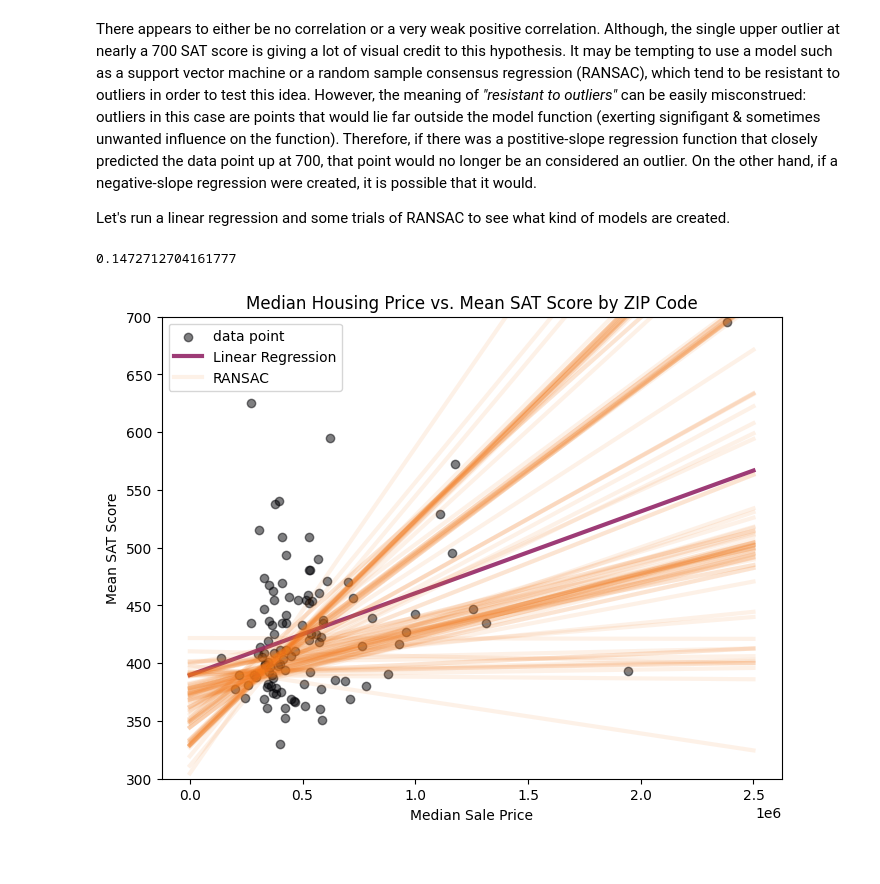
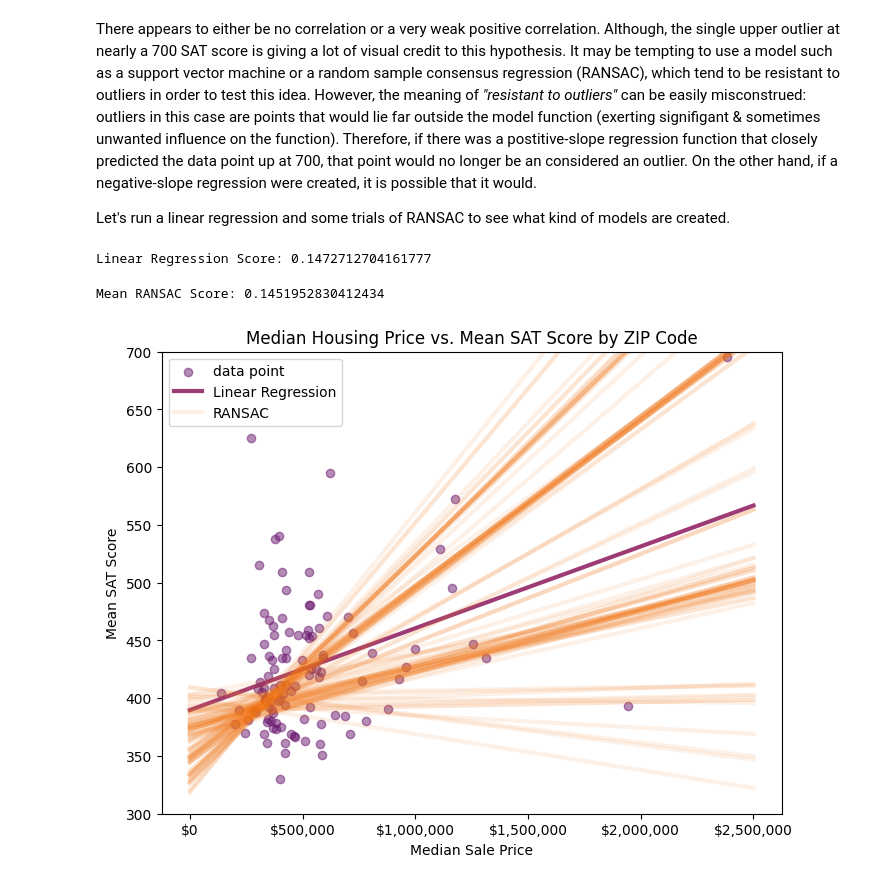
Before and after one commit to johnmays/wealth-and-SAT-NYC, a Jupyter notebook: notebooks/investigation.ipynb, the cells around one changed output. Cells and saved outputs as stored; diff of their text form; code cells hidden in the pictures.

```diff
--- a/notebooks/investigation.ipynb
+++ b/notebooks/investigation.ipynb
@@ -230,34 +216,35 @@ X = np.reshape(total_df['SALE PRICE'], (total_df['SALE PRICE'].shape[0], 1))
 y = total_df['SAT Score Mean']
 # %%
 l_regressor.fit(X, y)
-l_regressor.score(X, y)
+
+print(f'Linear Regression Score: {l_regressor.score(X, y)}')
 # %% [output]
-0.1472712704161777
+Linear Regression Score: 0.1472712704161777
 # %%
 x_range = [0, 2.5e6]
-# x_range = [11.5, 15]
 
 fig, ax = plt.subplots(1, figsize = (8, 6))
-# ax.xaxis.set_major_formatter(mpl.ticker.StrMethodFormatter('${x:,.0f}'))
-ax.scatter(total_df['SALE PRICE'], total_df['SAT Score Mean'], color=inferno(0.0), alpha = 0.5, label = 'data point')
+ax.xaxis.set_major_formatter(mpl.ticker.StrMethodFormatter('${x:,.0f}'))
+ax.scatter(total_df['SALE PRICE'], total_df['SAT Score Mean'], color=inferno(0.3), alpha = 0.5, label = 'data point')
 plt.plot(x_range, list(map(lambda x: l_regressor.predict([[x,]]), x_range)),
          color = inferno(0.4), linewidth = 3, alpha = 0.9, label = 'Linear Regression')
+ransac_scores = []
 for trial in range(100):
     r_regressor.fit(X, y)
-    r_regressor.score(X, y)
+    ransac_scores.append(np.abs(r_regressor.score(X, y)))
     if trial == 0:
         plt.plot(x_range, list(map(lambda x: r_regressor.predict([[x,]]), x_range)),
             color = inferno(0.7), linewidth = 3, alpha = 0.1, label='RANSAC')
     else:
         plt.plot(x_range, list(map(lambda x: r_regressor.predict([[x,]]), x_range)),
             color = inferno(0.7), linewidth = 3, alpha = 0.1)
+print(f'Mean RANSAC Score: {np.mean(ransac_scores)}')
 plt.ylabel('Mean SAT Score')
 plt.xlabel('Median Sale Price')
 plt.ylim((300, 700))
-# ticks = [1.e+05, 2.5e+05, 5.e+05, 1.e+06, 2.5e+06]
-# plt.xticks(ticks = ticks, labels=map(lambda x: f'${x:,.0f}', ticks))
 plt.legend()
 plt.title('Median Housing Price vs. Mean SAT Score by ZIP Code')
 plt.show();
 # %% [output]
+Mean RANSAC Score: 0.1451952830412434
-[figure, old version]
+[figure, new version]
```
Also changed, not shown: parts of 8 cells of this notebook, 2 other files.
